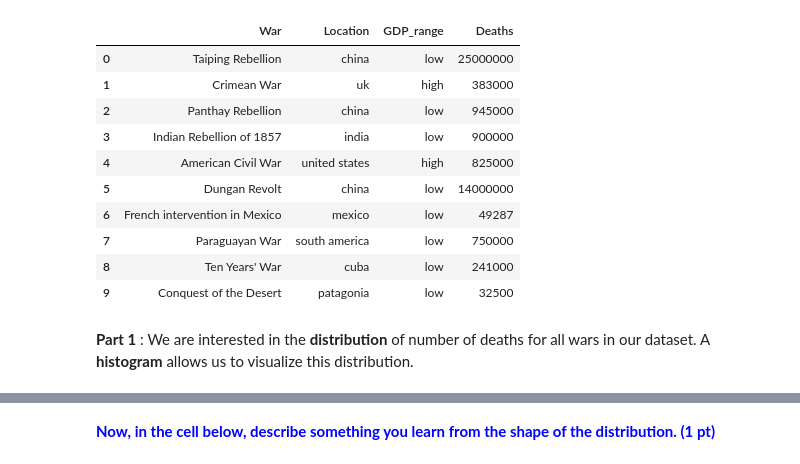
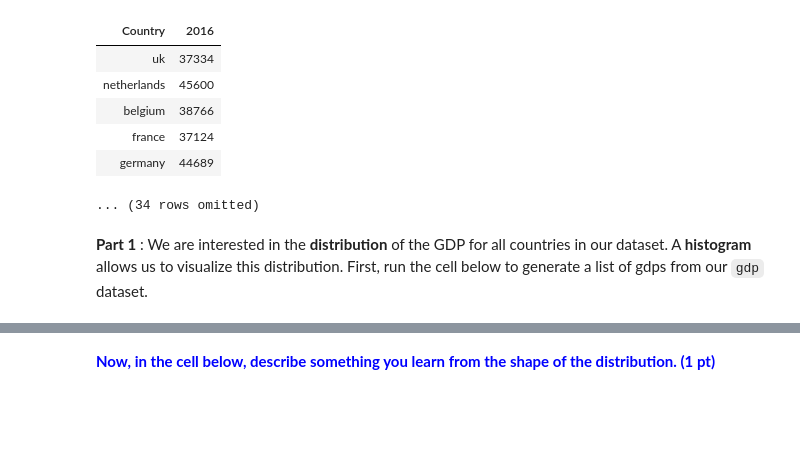
Before and after one commit to ds-modules/POLSCI3-Fa20-Dev, a Jupyter notebook: PS3/problem 4.ipynb, the cells around one changed output, grey strips where cells are left out. Drawn from its saved outputs; the diff is of its cells as text; code cells hidden in the pictures; blank space fills up the shorter version.

```diff
--- a/PS3/problem 4.ipynb
+++ b/PS3/problem 4.ipynb
@@ -16,20 +19,16 @@ from ipywidgets import interact, interactive, fixed, interact_manual
 
 warnings.filterwarnings("ignore")
 sns.set(style="whitegrid")
-# %%
-wars = pd.read_csv('data/deaths_gdp.csv')
-wars.head(10)
-# %% [output]
-|  | War | Location | GDP_range | Deaths |
-| 0 | Taiping Rebellion | china | low | 25000000 |
-| 1 | Crimean War | uk | high | 383000 |
-| 2 | Panthay Rebellion | china | low | 945000 |
-| 3 | Indian Rebellion of 1857 | india | low | 900000 |
-| 4 | American Civil War | united states | high | 825000 |
-| 5 | Dungan Revolt | china | low | 14000000 |
-| 6 | French intervention in Mexico | mexico | low | 49287 |
-| 7 | Paraguayan War | south america | low | 750000 |
-| 8 | Ten Years' War | cuba | low | 241000 |
-| 9 | Conquest of the Desert | patagonia | low | 32500 |
+# %%
+gdp = Table.read_table('data/gdp.csv')
+gdp.show(5)
+# %% [output]
+| Country | 2016 |
+| uk | 37334 |
+| netherlands | 45600 |
+| belgium | 38766 |
+| france | 37124 |
+| germany | 44689 |
+... (34 rows omitted)
 # %% [markdown]
-**Part 1** : We are interested in the **distribution** of number of deaths for all wars in our dataset. A **histogram** allows us to visualize this distribution.
+**Part 1** : We are interested in the **distribution** of the GDP for all countries in our dataset. A **histogram** allows us to visualize this distribution. First, run the cell below to generate a list of gdps from our `gdp` dataset.
```
Also changed, not shown: parts of 26 cells of this notebook, 2 other files.
